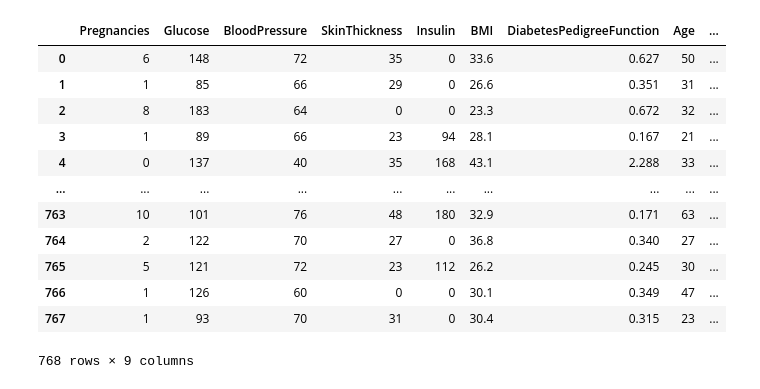
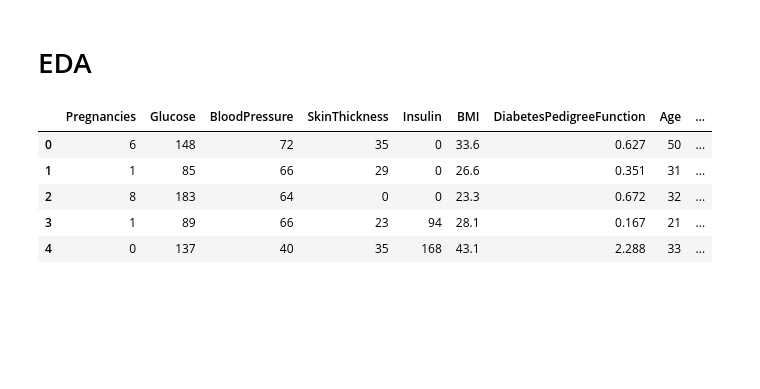
Before and after one commit to Sugina99/Pima_Indians_Diabetes_Project, a Jupyter notebook: Pima_Indian_Diabetes.ipynb, the cells around one changed output. Cells and saved outputs as stored; diff of their text form; code cells hidden in the pictures; blank space fills up the shorter version.

```diff
--- a/Pima_Indian_Diabetes.ipynb
+++ b/Pima_Indian_Diabetes.ipynb
@@ -4,0 +3,2 @@ import pandas as pd
+# %% [markdown]
+# EDA
@@ -5,16 +24,12 @@ import pandas as pd
 # %%
-pd.read_csv("/content/drive/MyDrive/Luminar_Projects/project_1/diabetes.csv")
+# Loading the dataset
+data=pd.read_csv("/content/drive/MyDrive/Luminar_Projects/project_1/diabetes.csv")
-# %% [output]
-|  | Pregnancies | Glucose | BloodPressure | SkinThickness | Insulin | BMI | DiabetesPedigreeFunction | Age | ... |
-| 0 | 6 | 148 | 72 | 35 | 0 | 33.6 | 0.627 | 50 | ... |
-| 1 | 1 | 85 | 66 | 29 | 0 | 26.6 | 0.351 | 31 | ... |
-| 2 | 8 | 183 | 64 | 0 | 0 | 23.3 | 0.672 | 32 | ... |
-| 3 | 1 | 89 | 66 | 23 | 94 | 28.1 | 0.167 | 21 | ... |
-| 4 | 0 | 137 | 40 | 35 | 168 | 43.1 | 2.288 | 33 | ... |
-| ... | ... | ... | ... | ... | ... | ... | ... | ... | ... |
-| 763 | 10 | 101 | 76 | 48 | 180 | 32.9 | 0.171 | 63 | ... |
-| 764 | 2 | 122 | 70 | 27 | 0 | 36.8 | 0.340 | 27 | ... |
-| 765 | 5 | 121 | 72 | 23 | 112 | 26.2 | 0.245 | 30 | ... |
-| 766 | 1 | 126 | 60 | 0 | 0 | 30.1 | 0.349 | 47 | ... |
-| 767 | 1 | 93 | 70 | 31 | 0 | 30.4 | 0.315 | 23 | ... |
-768 rows × 9 columns
+# %%
+data.head()
+# %% [output]
+|  | Pregnancies | Glucose | BloodPressure | SkinThickness | Insulin | BMI | DiabetesPedigreeFunction | Age | ... |
+| 0 | 6 | 148 | 72 | 35 | 0 | 33.6 | 0.627 | 50 | ... |
+| 1 | 1 | 85 | 66 | 29 | 0 | 26.6 | 0.351 | 31 | ... |
+| 2 | 8 | 183 | 64 | 0 | 0 | 23.3 | 0.672 | 32 | ... |
+| 3 | 1 | 89 | 66 | 23 | 94 | 28.1 | 0.167 | 21 | ... |
+| 4 | 0 | 137 | 40 | 35 | 168 | 43.1 | 2.288 | 33 | ... |
```
Also changed, not shown: parts of 30 cells of this notebook.
